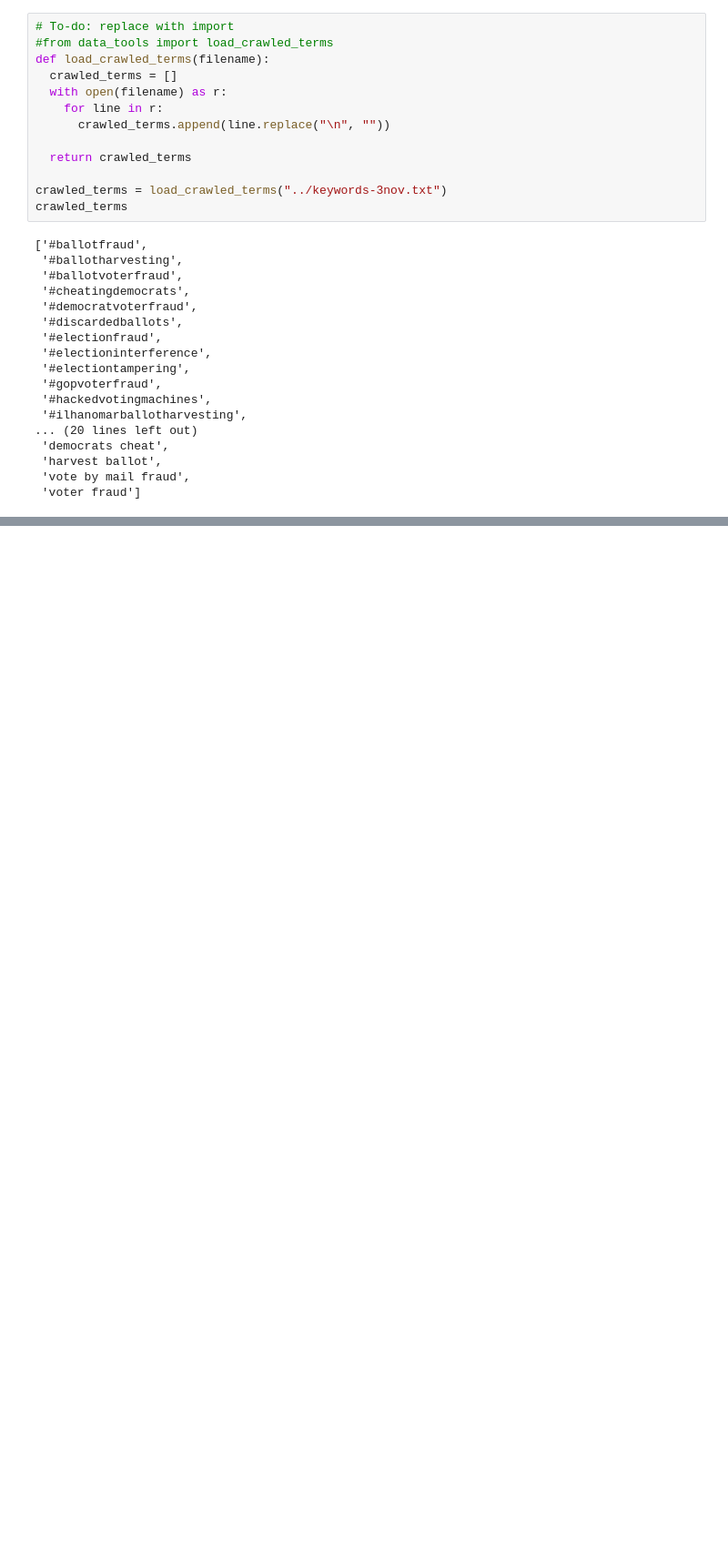
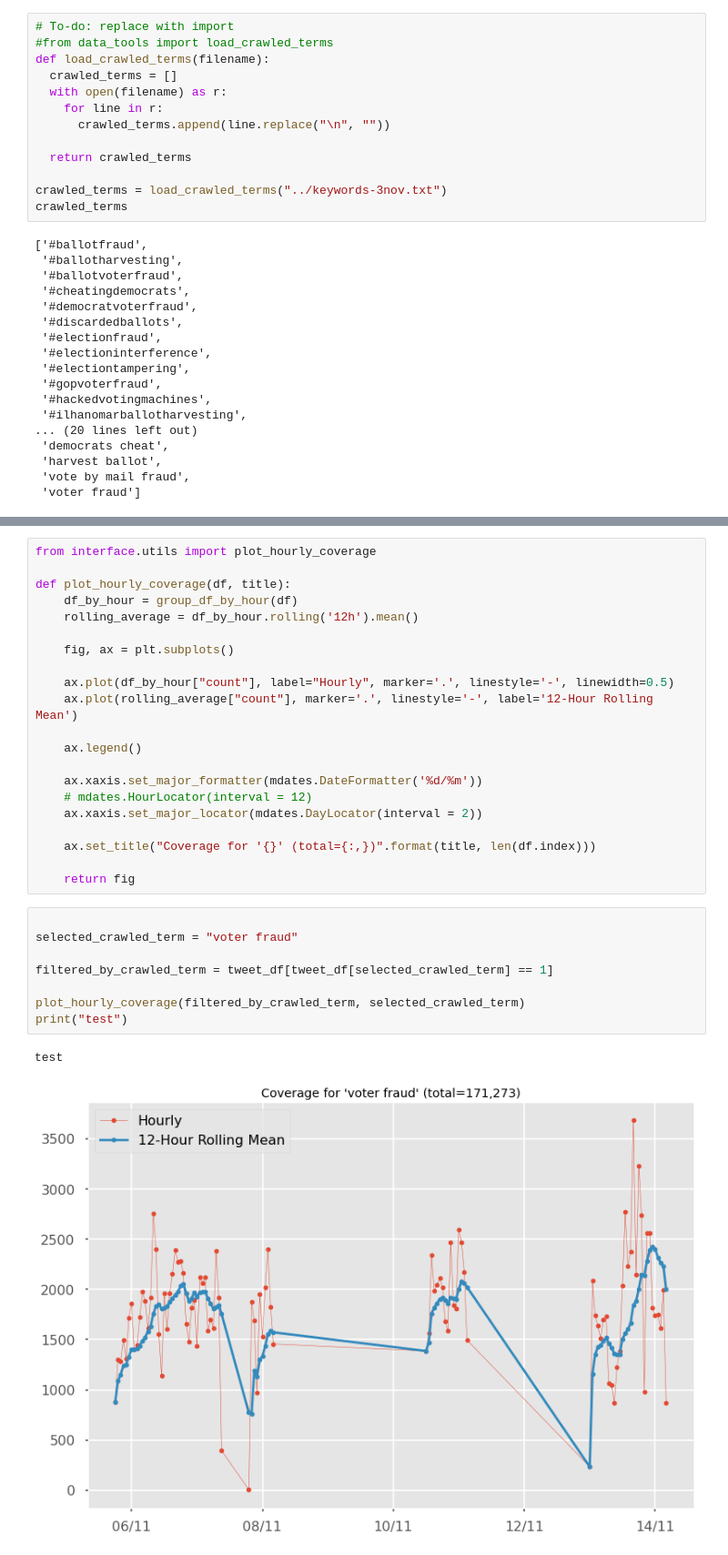
Before and after one commit to sTechLab/VoterFraud2020-analysis, a Jupyter notebook: notebooks/initial_exploration.ipynb, the cells around one changed output, grey strips where cells are left out. Shown at 91% size. Drawn from its saved outputs; the diff is of its cells as text; blank space fills up the shorter version.

```diff
--- a/notebooks/initial_exploration.ipynb
+++ b/notebooks/initial_exploration.ipynb
@@ -216,0 +277,32 @@ crawled_terms
+# %%
+from interface.utils import plot_hourly_coverage
+
+def plot_hourly_coverage(df, title):
+    df_by_hour = group_df_by_hour(df)
+    rolling_average = df_by_hour.rolling('12h').mean()
+
+    fig, ax = plt.subplots()
+
+    ax.plot(df_by_hour["count"], label="Hourly", marker='.', linestyle='-', linewidth=0.5)
+    ax.plot(rolling_average["count"], marker='.', linestyle='-', label='12-Hour Rolling Mean')
+
+    ax.legend()
+
+    ax.xaxis.set_major_formatter(mdates.DateFormatter('%d/%m'))
+    # mdates.HourLocator(interval = 12)
+    ax.xaxis.set_major_locator(mdates.DayLocator(interval = 2))
+
+    ax.set_title("Coverage for '{}' (total={:,})".format(title, len(df.index)))
+
+    return fig
+# %%
+
+selected_crawled_term = "voter fraud"
+
+filtered_by_crawled_term = tweet_df[tweet_df[selected_crawled_term] == 1]
+
+plot_hourly_coverage(filtered_by_crawled_term, selected_crawled_term)
+print("test")
+# %% [output]
+test
+[figure, added]
```
Also changed, not shown: parts of 18 cells of this notebook, 3 other files.
